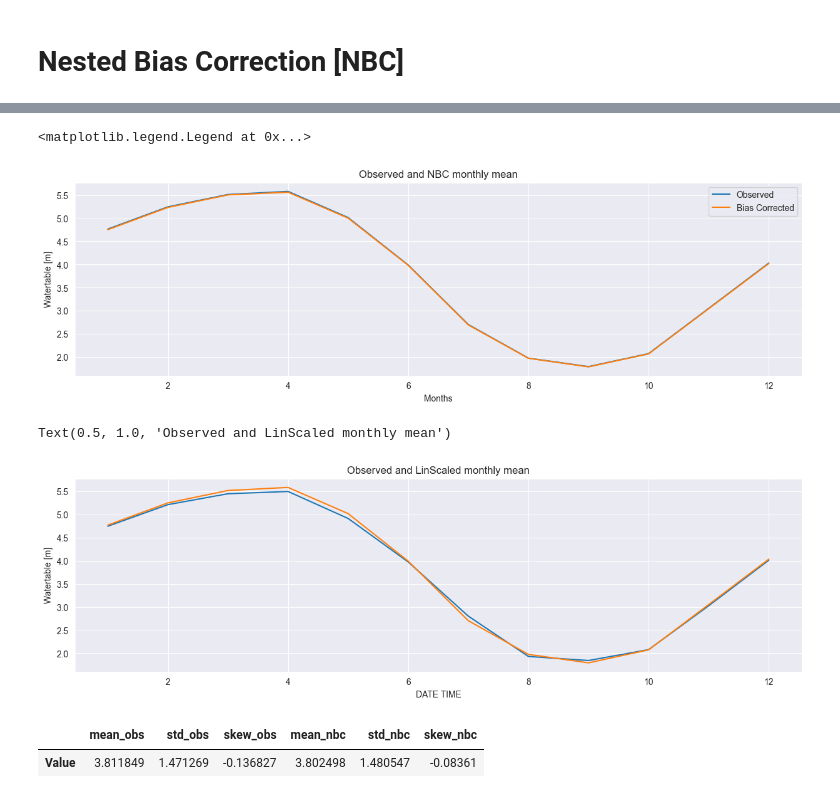
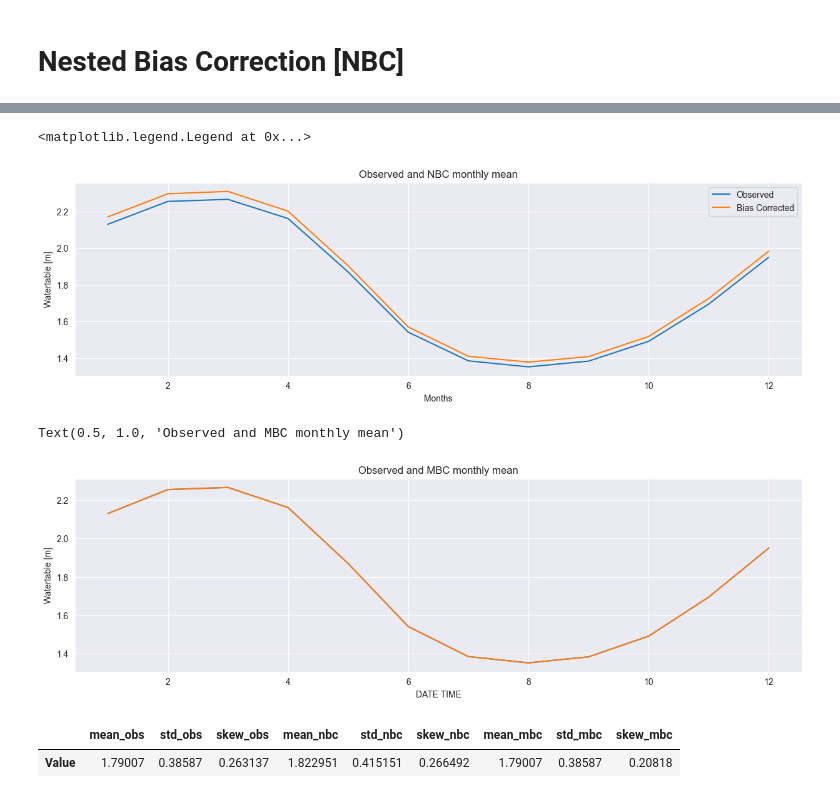
Before and after one commit to sadat-saim/pyBiasCorrect, a Jupyter notebook: Groundwater Downscaling-NBC-hist.ipynb, the cells around one changed output, grey strips where cells are left out. Saved outputs shown, nothing was run; the diff lists cells and outputs as text; code cells hidden in the pictures.

```diff
--- a/Groundwater Downscaling-NBC-hist.ipynb
+++ b/Groundwater Downscaling-NBC-hist.ipynb
@@ -29,7 +29,7 @@ from modules import wrangle
 # %% [markdown]
 Path of the Reanalysis and GCM netCDF Files
 # %%
-path_station = r"F:\Reanalysis Data\Monthly\Observed\Ground WaterGT294700720321.xlsx"
+path_station = r"F:\Reanalysis Data\Monthly\Observed\Ground WaterGT041900320314.xlsx"
 # Directory containing the reanalysis NetCDF files
 path_reanalysis = r"F:\Reanalysis Data\Monthly\Reanalysis"
 # Directory containing the gcm NetCDF files
@@ -310,4 +311,8 @@ ax.legend(["Actual", "Downscaled", "Bias Corrected LS"]);
 # %%
-plot_compare_time_series_and_boxplot(y, linear_scaling(y, downscaled, method="multiplicative"), variable_name="Watertable [m]",
-                                     alt_legend= "Linear Scaling Bias Corrected")
+from modules import monthly_bias_correction
+
+mbc = monthly_bias_correction(y[: downscaled.index[-1]], downscaled[y.index[0]:])
+
+plot_compare_time_series_and_boxplot(y, mbc, variable_name="Watertable [m]",
+                                     alt_legend= "MBC ")
 # %% [output]
@@ -587,17 +590,17 @@ plt.title("Observed and NBC monthly mean")
 plt.legend()
 # %% [output]
 <matplotlib.legend.Legend at 0x...>
-[figure, old version]
+[figure, new version]
 # %%
 fig, ax = plt.subplots(figsize=(15,4))
-lin_scl = linear_scaling(y, downscaled, method="multiplicative").loc[y.index[0]: ]
-lin_scl.groupby(lin_scl.index.month).mean().plot()
-y[: nbc.index[-1]].groupby(y[: nbc.index[-1]].index.month).mean().plot()
+mbc = mbc.loc[y.index[0]: ]
+mbc.groupby(mbc.index.month).mean().plot()
+y[: mbc.index[-1]].groupby(y[: mbc.index[-1]].index.month).mean().plot()
 plt.ylabel("Watertable [m]")
-plt.title("Observed and LinScaled monthly mean")
+plt.title("Observed and MBC monthly mean")
 # %% [output]
-Text(0.5, 1.0, 'Observed and LinScaled monthly mean')
+Text(0.5, 1.0, 'Observed and MBC monthly mean')
-[figure, old version]
+[figure, new version]
 # %%
 params = {
         "mean_obs": y[:nbc.index[-1]].mean(),
@@ -605,13 +608,16 @@ params = {
         "skew_obs": y[:nbc.index[-1]].skew(),
         "mean_nbc": nbc[y.index[0]:].mean(),
         "std_nbc": nbc[y.index[0]:].std(),
-        "skew_nbc": nbc[y.index[0]:].skew()
+        "skew_nbc": nbc[y.index[0]:].skew(),
+        "mean_mbc": mbc[y.index[0]:].mean(),
+        "std_mbc": mbc[y.index[0]:].std(),
+        "skew_mbc": mbc[y.index[0]:].skew(),
 }
 
 # Convert to DataFrame
 stats_df = pd.DataFrame(params, index=["Value"])
 stats_df
 # %% [output]
-|  | mean_obs | std_obs | skew_obs | mean_nbc | std_nbc | skew_nbc |
-| Value | 3.811849 | 1.471269 | -0.136827 | 3.802498 | 1.480547 | -0.08361 |
+|  | mean_obs | std_obs | skew_obs | mean_nbc | std_nbc | skew_nbc | mean_mbc | std_mbc | skew_mbc |
+| Value | 1.79007 | 0.38587 | 0.263137 | 1.822951 | 0.415151 | 0.266492 | 1.79007 | 0.38587 | 0.20818 |
 # %%
```
Also changed, not shown: parts of 20 cells of this notebook.
